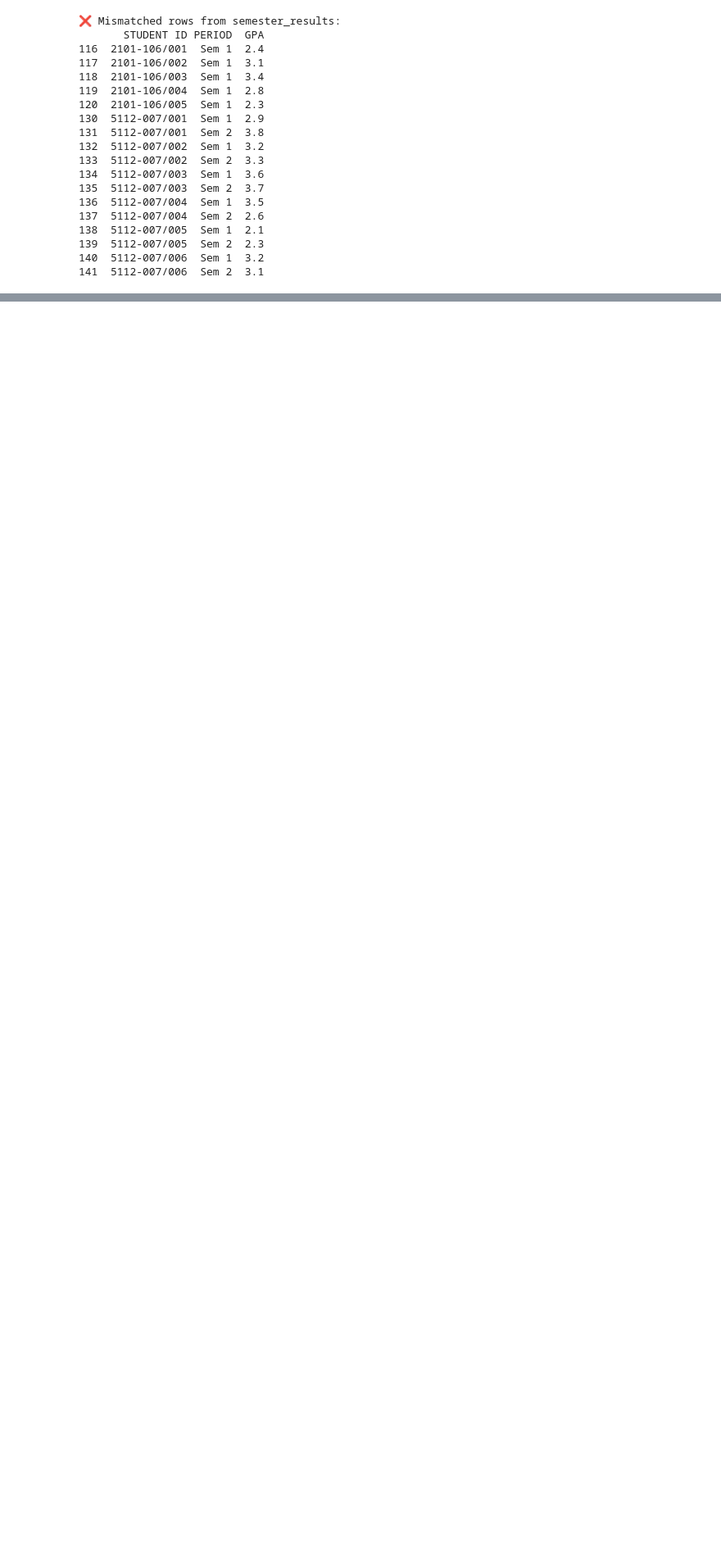
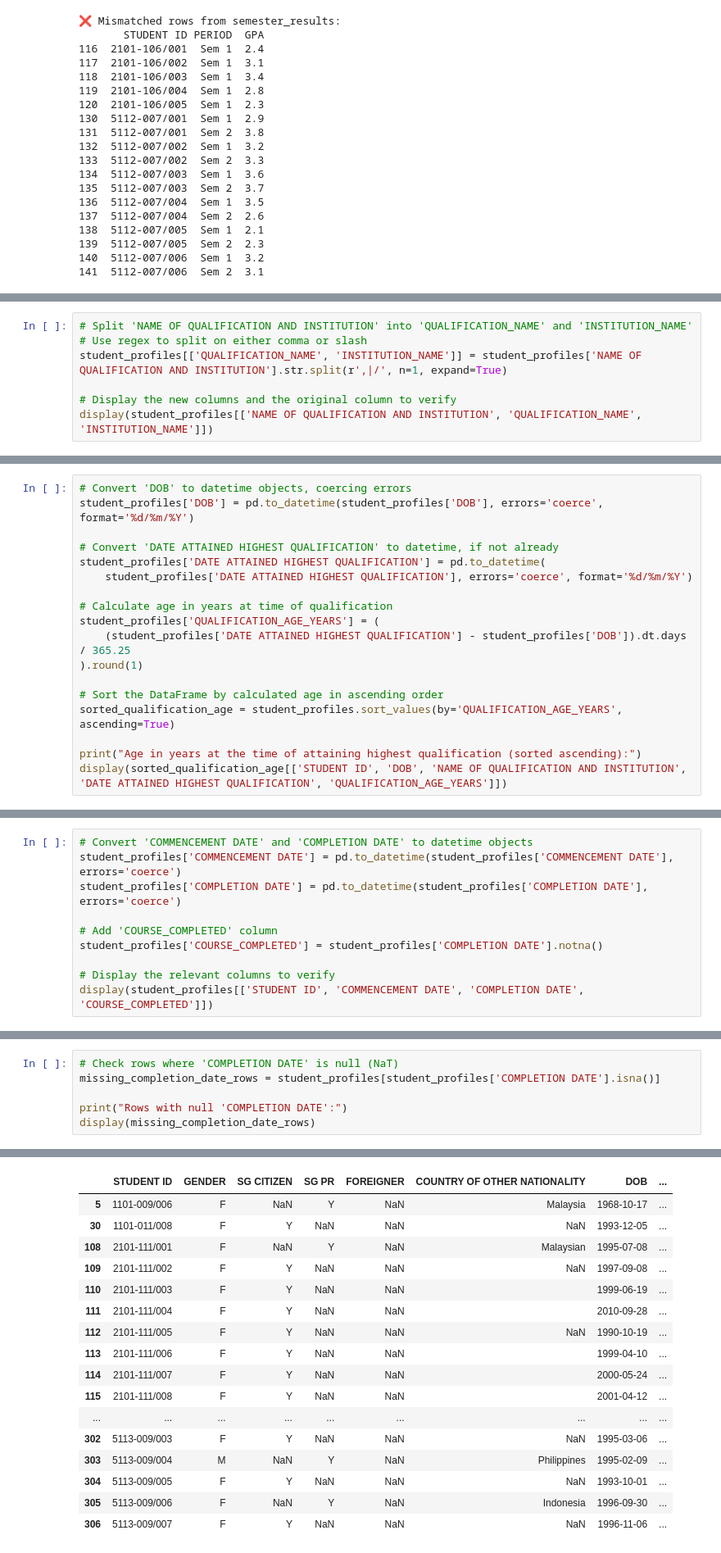
Before and after one commit to swamhtetg90/DAVI-CA2, a Jupyter notebook: data_cleaning.ipynb, the cells around one changed output, grey strips where cells are left out. Shown at 82% size. Drawn from its saved outputs; the diff is of its cells as text; blank space fills up the shorter version.

```diff
--- a/data_cleaning.ipynb
+++ b/data_cleaning.ipynb
@@ -235,0 +583,7 @@ print(matched_profiles)
+# %%
+# Split 'NAME OF QUALIFICATION AND INSTITUTION' into 'QUALIFICATION_NAME' and 'INSTITUTION_NAME'
+# Use regex to split on either comma or slash
+student_profiles[['QUALIFICATION_NAME', 'INSTITUTION_NAME']] = student_profiles['NAME OF QUALIFICATION AND INSTITUTION'].str.split(r',|/', n=1, expand=True)
+
+# Display the new columns and the original column to verify
+display(student_profiles[['NAME OF QUALIFICATION AND INSTITUTION', 'QUALIFICATION_NAME', 'INSTITUTION_NAME']])
@@ -235,0 +675,18 @@ print(matched_profiles)
+# %%
+# Convert 'DOB' to datetime objects, coercing errors
+student_profiles['DOB'] = pd.to_datetime(student_profiles['DOB'], errors='coerce', format='%d/%m/%Y')
+
+# Convert 'DATE ATTAINED HIGHEST QUALIFICATION' to datetime, if not already
+student_profiles['DATE ATTAINED HIGHEST QUALIFICATION'] = pd.to_datetime(
+    student_profiles['DATE ATTAINED HIGHEST QUALIFICATION'], errors='coerce', format='%d/%m/%Y')
+
+# Calculate age in years at time of qualification
+student_profiles['QUALIFICATION_AGE_YEARS'] = (
+    (student_profiles['DATE ATTAINED HIGHEST QUALIFICATION'] - student_profiles['DOB']).dt.days / 365.25
+).round(1)
+
+# Sort the DataFrame by calculated age in ascending order
+sorted_qualification_age = student_profiles.sort_values(by='QUALIFICATION_AGE_YEARS', ascending=True)
+
+print("Age in years at the time of attaining highest qualification (sorted ascending):")
+display(sorted_qualification_age[['STUDENT ID', 'DOB', 'NAME OF QUALIFICATION AND INSTITUTION', 'DATE ATTAINED HIGHEST QUALIFICATION', 'QUALIFICATION_AGE_YEARS']])
@@ -235,0 +865,10 @@ print(matched_profiles)
+# %%
+# Convert 'COMMENCEMENT DATE' and 'COMPLETION DATE' to datetime objects
+student_profiles['COMMENCEMENT DATE'] = pd.to_datetime(student_profiles['COMMENCEMENT DATE'], errors='coerce')
+student_profiles['COMPLETION DATE'] = pd.to_datetime(student_profiles['COMPLETION DATE'], errors='coerce')
+
+# Add 'COURSE_COMPLETED' column
+student_profiles['COURSE_COMPLETED'] = student_profiles['COMPLETION DATE'].notna()
+
+# Display the relevant columns to verify
+display(student_profiles[['STUDENT ID', 'COMMENCEMENT DATE', 'COMPLETION DATE', 'COURSE_COMPLETED']])
@@ -235,0 +889,7 @@ print(matched_profiles)
+# %%
+# Check rows where 'COMPLETION DATE' is null (NaT)
+missing_completion_date_rows = student_profiles[student_profiles['COMPLETION DATE'].isna()]
+
+print("Rows with null 'COMPLETION DATE':")
+display(missing_completion_date_rows)
+# %% [output]
@@ -235,0 +897,17 @@ print(matched_profiles)
+|  | STUDENT ID | GENDER | SG CITIZEN | SG PR | FOREIGNER | COUNTRY OF OTHER NATIONALITY | DOB | ... |
+| 5 | 1101-009/006 | F | NaN | Y | NaN | Malaysia | 1968-10-17 | ... |
+| 30 | 1101-011/008 | F | Y | NaN | NaN | NaN | 1993-12-05 | ... |
+| 108 | 2101-111/001 | F | NaN | Y | NaN | Malaysian | 1995-07-08 | ... |
+| 109 | 2101-111/002 | F | Y | NaN | NaN | NaN | 1997-09-08 | ... |
+| 110 | 2101-111/003 | F | Y | NaN | NaN |  | 1999-06-19 | ... |
+| 111 | 2101-111/004 | F | Y | NaN | NaN |  | 2010-09-28 | ... |
+| 112 | 2101-111/005 | F | Y | NaN | NaN | NaN | 1990-10-19 | ... |
+| 113 | 2101-111/006 | F | Y | NaN | NaN |  | 1999-04-10 | ... |
+| 114 | 2101-111/007 | F | Y | NaN | NaN |  | 2000-05-24 | ... |
+| 115 | 2101-111/008 | F | Y | NaN | NaN |  | 2001-04-12 | ... |
+| ... | ... | ... | ... | ... | ... | ... | ... | ... |
+| 302 | 5113-009/003 | F | Y | NaN | NaN | NaN | 1995-03-06 | ... |
+| 303 | 5113-009/004 | M | NaN | Y | NaN | Philippines | 1995-02-09 | ... |
+| 304 | 5113-009/005 | F | Y | NaN | NaN | NaN | 1993-10-01 | ... |
+| 305 | 5113-009/006 | F | NaN | Y | NaN | Indonesia | 1996-09-30 | ... |
+| 306 | 5113-009/007 | F | Y | NaN | NaN | NaN | 1996-11-06 | ... |
```
Also changed, not shown: parts of 65 cells of this notebook.
